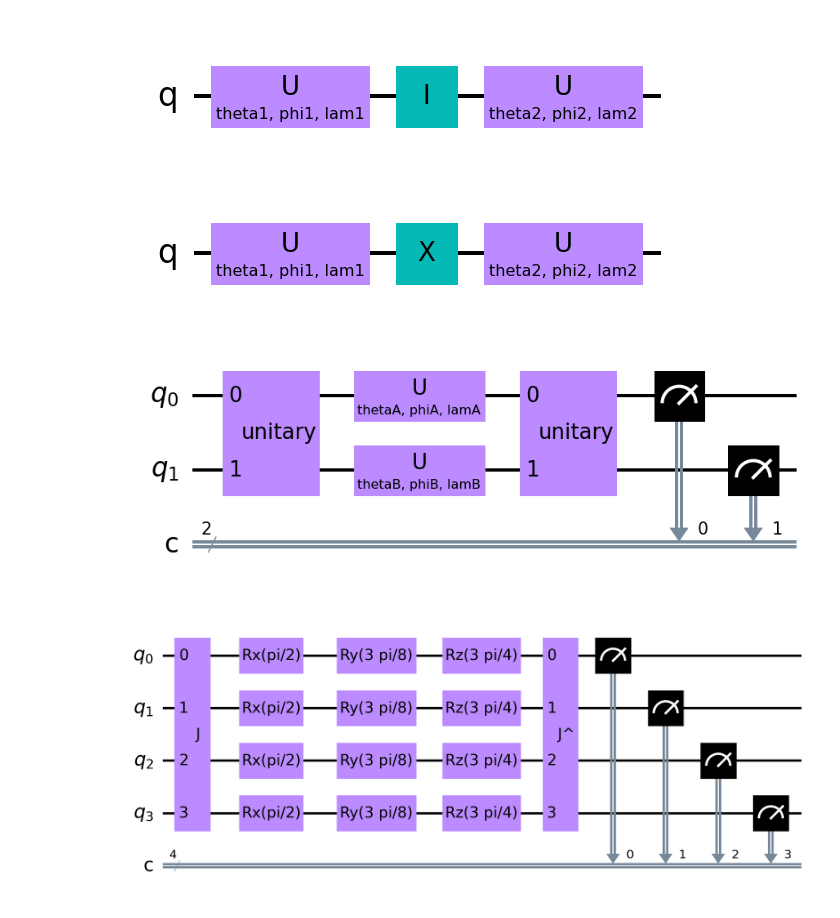
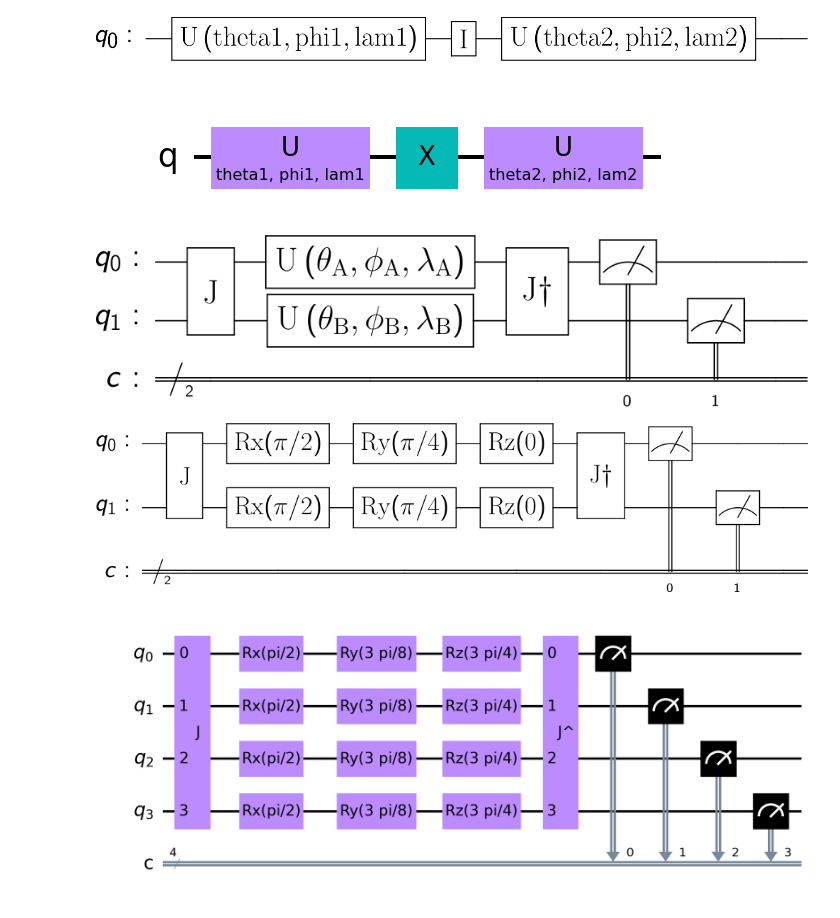
Before and after one commit to agustinsilva447/Quantum-Game-Theory, a Jupyter notebook: circuit.ipynb, the cells around one changed output. Cells and saved outputs as stored; diff of their text form; code cells hidden in the pictures.

Commit message:
qgt circuits

```diff
--- a/circuit.ipynb
+++ b/circuit.ipynb
@@ -7,19 +9,20 @@ from qiskit.quantum_info import Operator
 # %%
 theta1 = qiskit.circuit.Parameter('theta1')
 phi1 = qiskit.circuit.Parameter('phi1')
 lam1 = qiskit.circuit.Parameter('lam1')
 
 theta2 = qiskit.circuit.Parameter('theta2')
 phi2 = qiskit.circuit.Parameter('phi2')
 lam2 = qiskit.circuit.Parameter('lam2')
 
 circ = QuantumCircuit(1)
 circ.u(theta1,phi1,lam1,0)
 circ.id(0)
 circ.u(theta2,phi2,lam2,0)
-circ.draw('mpl', scale = 2)
+#circ.draw('mpl', scale = 2)
+circuit_drawer(circ, output='latex', scale = 1)
 # %% [output]
-[figure, old version]
+[figure, new version]
 # %%
 theta1 = qiskit.circuit.Parameter('theta1')
 phi1 = qiskit.circuit.Parameter('phi1')
@@ -47,23 +50,49 @@ X_2 = np.matrix([[0,0,0,1],
 J_2 = Operator(1 / np.sqrt(2) * (I_2 + 1j *X_2))
 J_2_dg = Operator(1 / np.sqrt(2) * (I_2 - 1j *X_2))
 
-thetaA = qiskit.circuit.Parameter('thetaA')
-phiA = qiskit.circuit.Parameter('phiA')
-lamA = qiskit.circuit.Parameter('lamA')
+thetaA = qiskit.circuit.Parameter('\\theta_{A}')
+phiA = qiskit.circuit.Parameter('\phi_{A}')
+lamA = qiskit.circuit.Parameter('\lambda_{A}')
 
-thetaB = qiskit.circuit.Parameter('thetaB')
-phiB = qiskit.circuit.Parameter('phiB')
-lamB = qiskit.circuit.Parameter('lamB')
+thetaB = qiskit.circuit.Parameter('\\theta_{B}')
+phiB = qiskit.circuit.Parameter('\phi_{B}')
+lamB = qiskit.circuit.Parameter('\lambda_{B}')
 
 circ = QuantumCircuit(2,2)
-circ.append(J_2, [0,1])
+circ.append(J,   [0,1])
 circ.u(thetaA,phiA,lamA,0)
 circ.u(thetaB,phiB,lamB,1)
-circ.append(J_2_dg, [0,1])
+circ.append(J_d, [0,1])
 circ.measure([0,1], [0,1])
-circ.draw(output='mpl', scale = 2)
+circuit_drawer(circ, output='latex', scale = 0.75)
 # %% [output]
-[figure, old version]
+[figure, new version]
+# %%
+
+J = Gate(name='J', num_qubits=2, params=[])
+J_d = Gate(name='J\dagger', num_qubits=2, params=[])
+R_x = Gate(name='Rx(\pi/2)', num_qubits=1, params=[])
+R_y = Gate(name='Ry(\pi/4)', num_qubits=1, params=[])
+R_z = Gate(name='Rz(0)', num_qubits=1, params=[])
+
+circ = QuantumCircuit(2,2)
+circ.append(J,   [0,1])
+
+circ.append(R_x, [0])
+circ.append(R_x, [1])
+
+circ.append(R_y, [0])
+circ.append(R_y, [1])
+
+circ.append(R_z, [0])
+circ.append(R_z, [1])
+
+circ.append(J_d, [0,1])
+circ.measure([0,1], [0,1])
+
+circuit_drawer(circ, output='latex', scale = 0.7)
+# %% [output]
+[figure, added]
 # %%
 from qiskit.circuit import Gate
 
```
Also changed, not shown: parts of 1 cell of this notebook, 2 other files.
